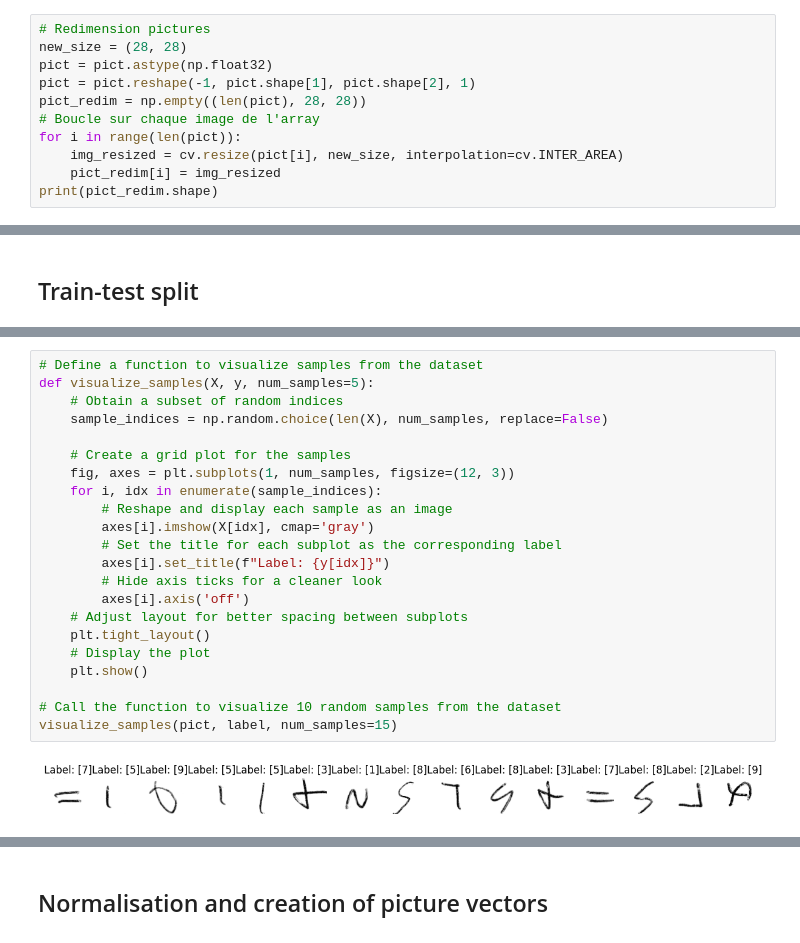
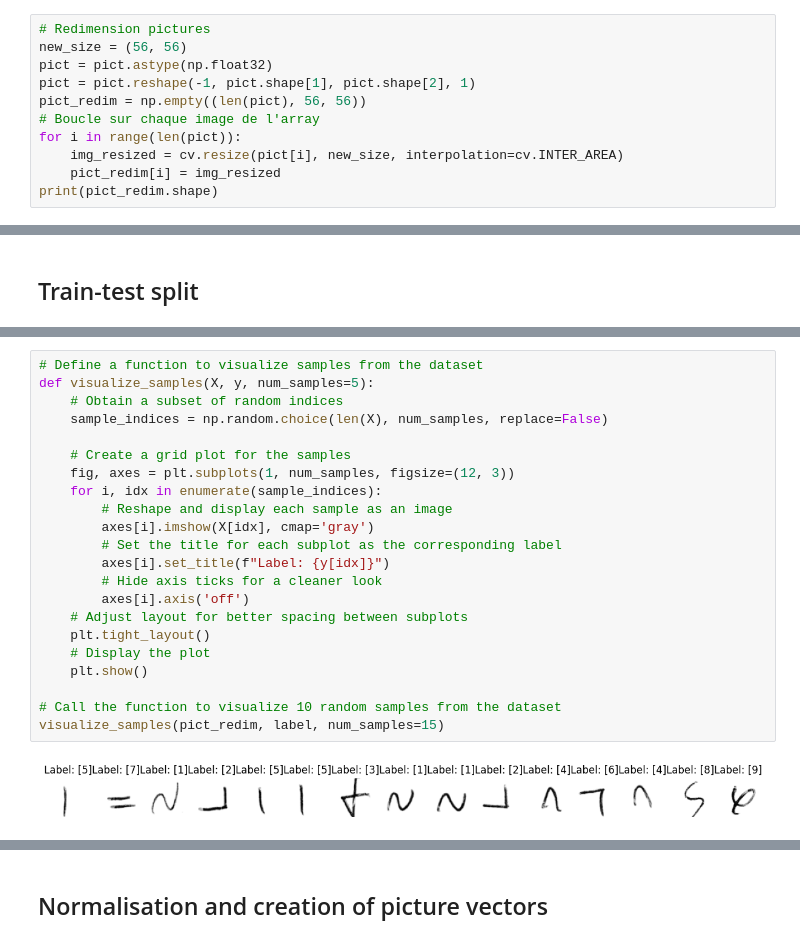
Before and after one commit to csdevignes/trec-coding, a Jupyter notebook: SymbolsTraining.ipynb, the cells around one changed output, grey strips where cells are left out. Saved outputs shown, nothing was run; the diff lists cells and outputs as text.

```diff
--- a/SymbolsTraining.ipynb
+++ b/SymbolsTraining.ipynb
@@ -91,10 +91,10 @@ print(pict.shape)
 (3408, 76, 82)
 # %%
 # Redimension pictures
-new_size = (28, 28)
+new_size = (56, 56)
 pict = pict.astype(np.float32)
 pict = pict.reshape(-1, pict.shape[1], pict.shape[2], 1)
-pict_redim = np.empty((len(pict), 28, 28))
+pict_redim = np.empty((len(pict), 56, 56))
 # Boucle sur chaque image de l'array
 for i in range(len(pict)):
     img_resized = cv.resize(pict[i], new_size, interpolation=cv.INTER_AREA)
@@ -131,27 +131,27 @@ Test DataArray :
 # %%
 # Define a function to visualize samples from the dataset
 def visualize_samples(X, y, num_samples=5):
     # Obtain a subset of random indices
     sample_indices = np.random.choice(len(X), num_samples, replace=False)
 
     # Create a grid plot for the samples
     fig, axes = plt.subplots(1, num_samples, figsize=(12, 3))
     for i, idx in enumerate(sample_indices):
         # Reshape and display each sample as an image
         axes[i].imshow(X[idx], cmap='gray')
         # Set the title for each subplot as the corresponding label
         axes[i].set_title(f"Label: {y[idx]}")
         # Hide axis ticks for a cleaner look
         axes[i].axis('off')
     # Adjust layout for better spacing between subplots
     plt.tight_layout()
     # Display the plot
     plt.show()
 
 # Call the function to visualize 10 random samples from the dataset
-visualize_samples(pict, label, num_samples=15)
+visualize_samples(pict_redim, label, num_samples=15)
 # %% [output]
-[figure, old version]
+[figure, new version]
 # %%
 # Get the shape of the first training sample
 print(X_train[0].shape)
```
Also changed, not shown: parts of 13 cells of this notebook, 31 other files.
